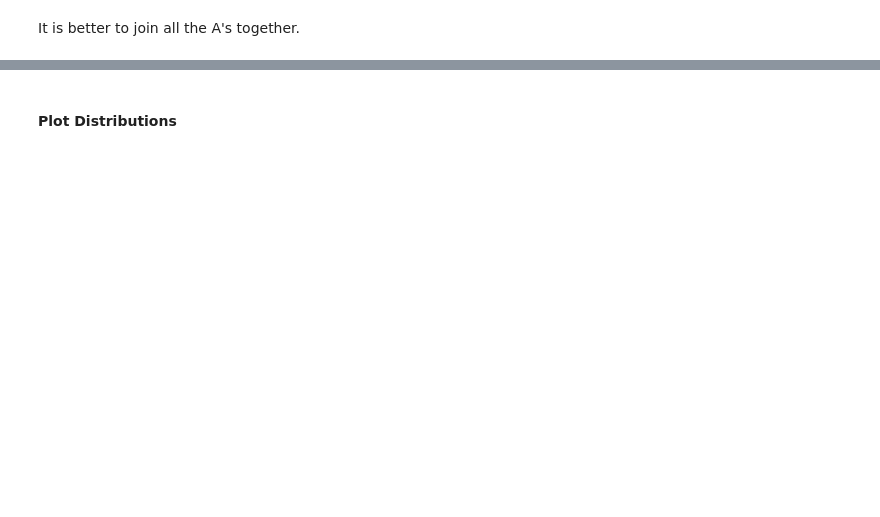
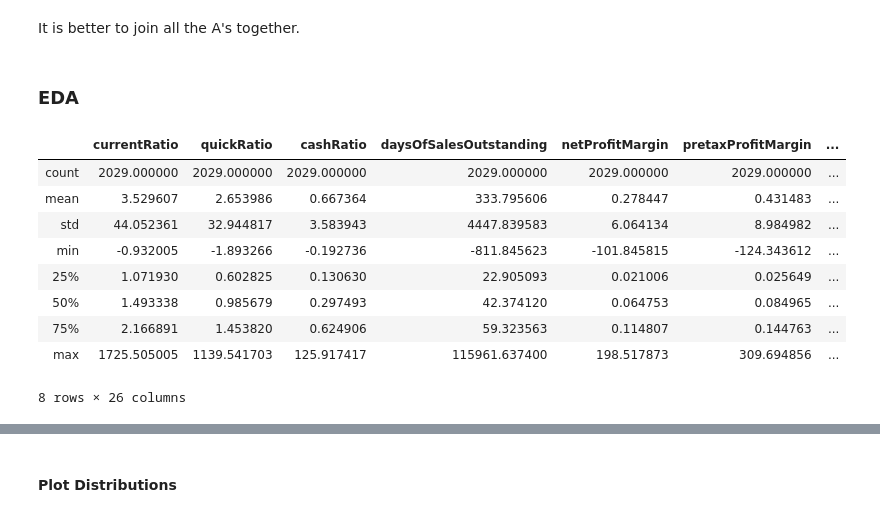
Before and after one commit to Agewerc/ML-Finance, a Jupyter notebook: corporateCreditRatingPrediction.ipynb, the cells around one changed output, grey strips where cells are left out. Drawn from its saved outputs; the diff is of its cells as text; code cells hidden in the pictures; blank space fills up the shorter version.

```diff
--- a/corporateCreditRatingPrediction.ipynb
+++ b/corporateCreditRatingPrediction.ipynb
@@ -38,3 +39,18 @@ df_rating.loc[df_rating['Rating'] == 'AAA','Rating'] = 'A'
 df_rating.loc[df_rating['Rating'] == 'CC','Rating'] = 'C'
 df_rating.loc[df_rating['Rating'] == 'CCC','Rating'] = 'C'
 df_rating.loc[df_rating['Rating'] == 'D','Rating'] = 'C'
+# %% [markdown]
+### EDA
+# %%
+df_rating.describe()
+# %% [output]
+|  | currentRatio | quickRatio | cashRatio | daysOfSalesOutstanding | netProfitMargin | pretaxProfitMargin | ... |
+| count | 2029.000000 | 2029.000000 | 2029.000000 | 2029.000000 | 2029.000000 | 2029.000000 | ... |
+| mean | 3.529607 | 2.653986 | 0.667364 | 333.795606 | 0.278447 | 0.431483 | ... |
+| std | 44.052361 | 32.944817 | 3.583943 | 4447.839583 | 6.064134 | 8.984982 | ... |
+| min | -0.932005 | -1.893266 | -0.192736 | -811.845623 | -101.845815 | -124.343612 | ... |
+| 25% | 1.071930 | 0.602825 | 0.130630 | 22.905093 | 0.021006 | 0.025649 | ... |
+| 50% | 1.493338 | 0.985679 | 0.297493 | 42.374120 | 0.064753 | 0.084965 | ... |
+| 75% | 2.166891 | 1.453820 | 0.624906 | 59.323563 | 0.114807 | 0.144763 | ... |
+| max | 1725.505005 | 1139.541703 | 125.917417 | 115961.637400 | 198.517873 | 309.694856 | ... |
+8 rows × 26 columns
```
Also changed, not shown: parts of 15 cells of this notebook.
